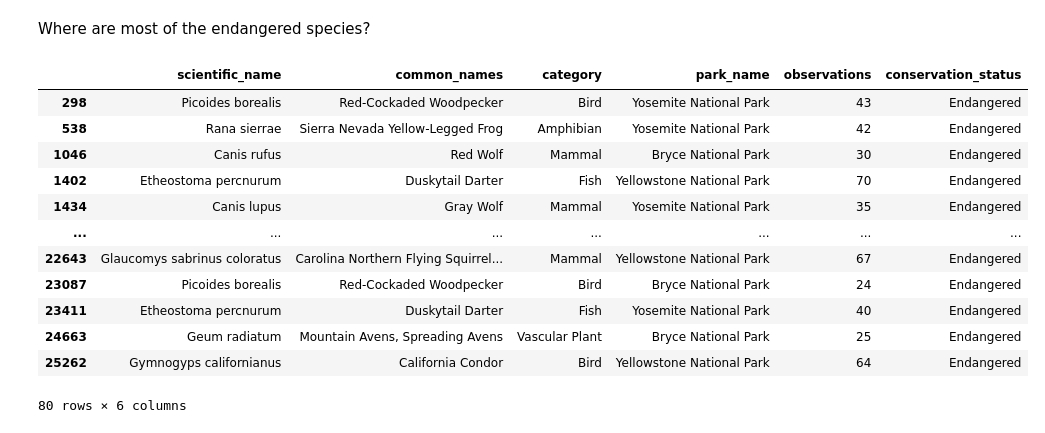
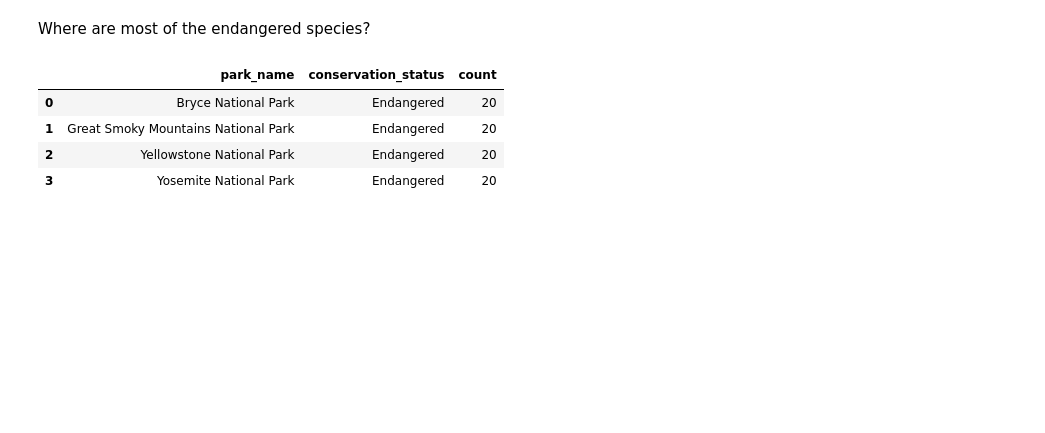
Before and after one commit to GitOlivier10/biodiversity-starter, a Jupyter notebook: biodiversity.ipynb, the cells around one changed output. Saved outputs shown, nothing was run; the diff lists cells and outputs as text; code cells hidden in the pictures; blank space fills up the shorter version.

```diff
--- a/biodiversity.ipynb
+++ b/biodiversity.ipynb
@@ -199,19 +205,15 @@ display(df_max_rows)
 Where are most of the endangered species?
 # %%
 endangered_species = df_merged["conservation_status"] == "Endangered"
-endangered_df = df_merged[endangered_species]
-display(endangered_df)
+#endangered_df = df_merged[endangered_species]
+
+park_endangered_counts = endangered_df.groupby('park_name')['conservation_status'].value_counts()
+park_endangered_counts = park_endangered_counts.reset_index(name='count')
+#display(endangered_df)
+display(park_endangered_counts)
 # %% [output]
-|  | scientific_name | common_names | category | park_name | observations | conservation_status |
-| 298 | Picoides borealis | Red-Cockaded Woodpecker | Bird | Yosemite National Park | 43 | Endangered |
-| 538 | Rana sierrae | Sierra Nevada Yellow-Legged Frog | Amphibian | Yosemite National Park | 42 | Endangered |
-| 1046 | Canis rufus | Red Wolf | Mammal | Bryce National Park | 30 | Endangered |
-| 1402 | Etheostoma percnurum | Duskytail Darter | Fish | Yellowstone National Park | 70 | Endangered |
-| 1434 | Canis lupus | Gray Wolf | Mammal | Yosemite National Park | 35 | Endangered |
-| ... | ... | ... | ... | ... | ... | ... |
-| 22643 | Glaucomys sabrinus coloratus | Carolina Northern Flying Squirrel... | Mammal | Yellowstone National Park | 67 | Endangered |
-| 23087 | Picoides borealis | Red-Cockaded Woodpecker | Bird | Bryce National Park | 24 | Endangered |
-| 23411 | Etheostoma percnurum | Duskytail Darter | Fish | Yosemite National Park | 40 | Endangered |
-| 24663 | Geum radiatum | Mountain Avens, Spreading Avens | Vascular Plant | Bryce National Park | 25 | Endangered |
-| 25262 | Gymnogyps californianus | California Condor | Bird | Yellowstone National Park | 64 | Endangered |
+|  | park_name | conservation_status | count |
+| 0 | Bryce National Park | Endangered | 20 |
+| 1 | Great Smoky Mountains National Park | Endangered | 20 |
+| 2 | Yellowstone National Park | Endangered | 20 |
+| 3 | Yosemite National Park | Endangered | 20 |
-80 rows × 6 columns
```
Also changed, not shown: parts of 3 cells of this notebook.
